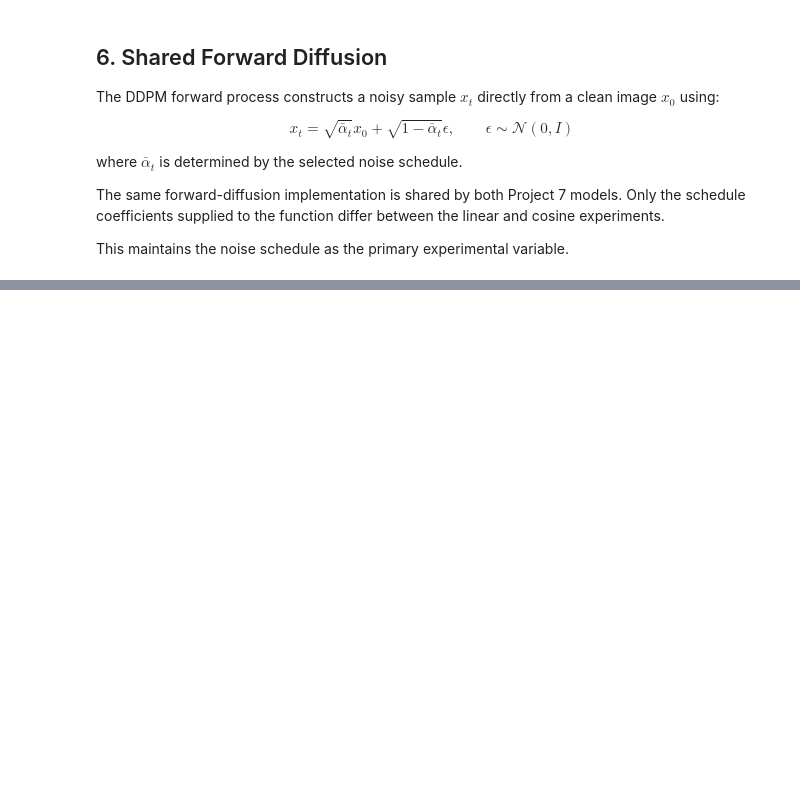
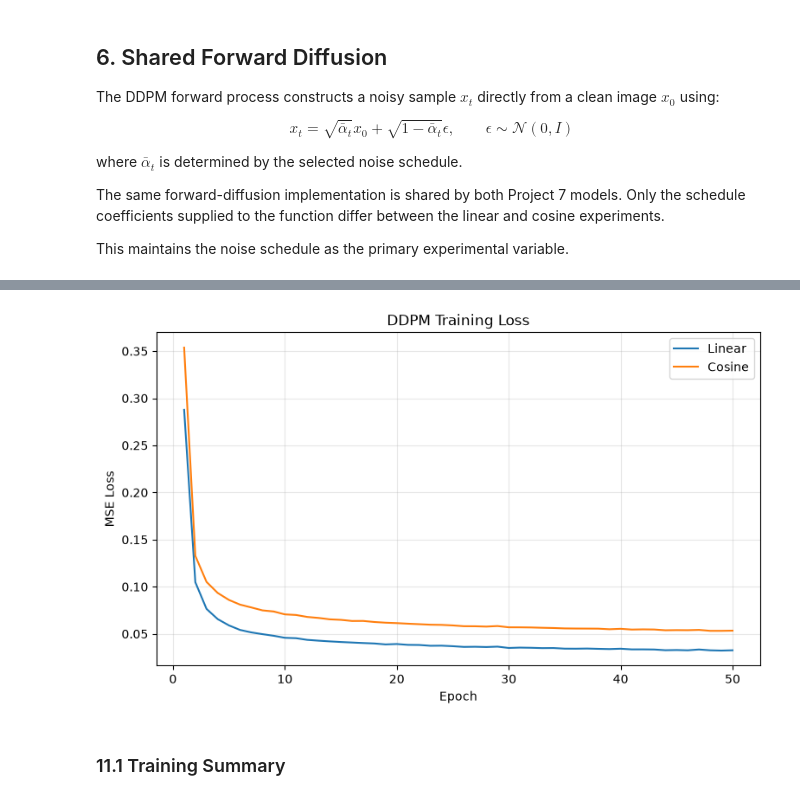
Before and after one commit to SamuelFleming/IFN680-S22026-Grp43, a Jupyter notebook: Assessment1/Project7/project7_code/DDPM_CosineSchedule.ipynb, the cells around one changed output, grey strips where cells are left out. Saved outputs shown, nothing was run; the diff lists cells and outputs as text; code cells hidden in the pictures; blank space fills up the shorter version.

Commit message:
`DDPM_CosineSchedule.ipynb` structurally complete in conjunction with scoped plan.
Final Run Notes attached to remind of re-running to 150 epochs for final results

```diff
--- a/Assessment1/Project7/project7_code/DDPM_CosineSchedule.ipynb
+++ b/Assessment1/Project7/project7_code/DDPM_CosineSchedule.ipynb
@@ -886,0 +1456,17 @@ Shared schedule representation validated.
+# %%
+cosine_history = train_ddpm(
+    model=cosine_model,
+    train_loader=train_loader,
+    schedule=cosine_schedule,
+    epochs=EPOCHS,
+    learning_rate=LEARNING_RATE,
+    device=device
+)
+
+print(
+    f"\nCosine training complete."
+    f"\nFinal loss: "
+    f"{cosine_history['loss'][-1]:.6f}"
+    f"\nTraining time: "
+    f"{cosine_history['training_time_seconds']:.2f} seconds"
+)
@@ -886,0 +1530,25 @@ Shared schedule representation validated.
+# %%
+plt.figure(figsize=(9, 5))
+
+plt.plot(
+    range(1, len(linear_history["loss"]) + 1),
+    linear_history["loss"],
+    label="Linear"
+)
+
+plt.plot(
+    range(1, len(cosine_history["loss"]) + 1),
+    cosine_history["loss"],
+    label="Cosine"
+)
+
+plt.xlabel("Epoch")
+plt.ylabel("MSE Loss")
+plt.title("DDPM Training Loss")
+plt.legend()
+plt.grid(alpha=0.3)
+plt.show()
+# %% [output]
+[figure, added]
+# %% [markdown]
+### 11.1 Training Summary
```
Also changed, not shown: parts of 74 cells of this notebook, 1 other file.
